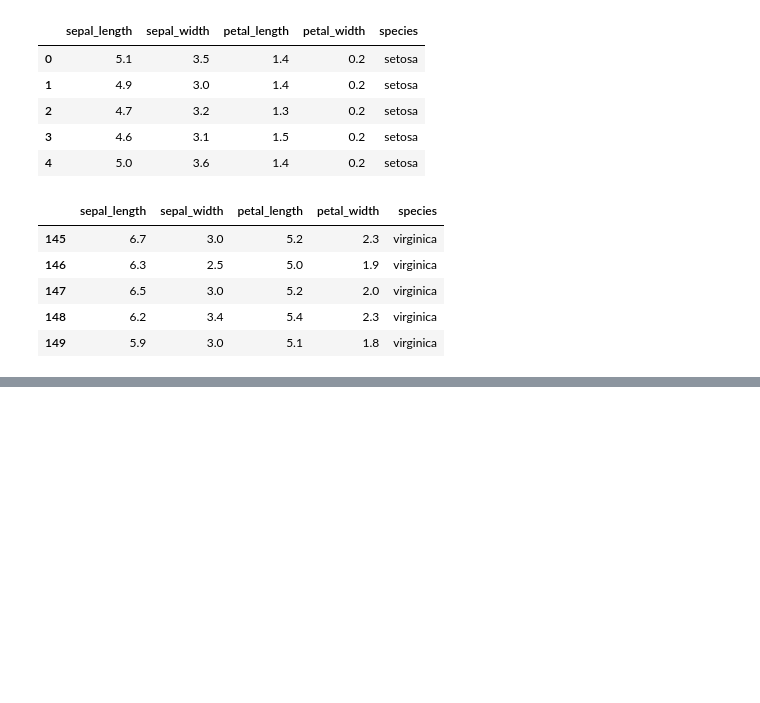
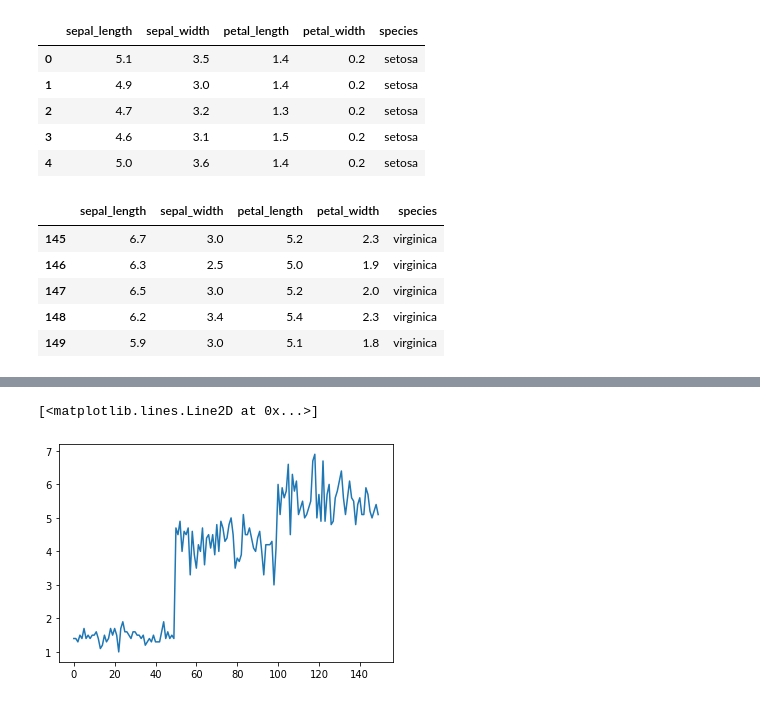
Before and after one commit to GIRISH2409/Day2_ML, a Jupyter notebook: Day2.ipynb, the cells around one changed output, grey strips where cells are left out. Saved outputs shown, nothing was run; the diff lists cells and outputs as text; code cells hidden in the pictures; blank space fills up the shorter version.

```diff
--- a/Day2.ipynb
+++ b/Day2.ipynb
@@ -51,0 +63,5 @@ data.tail()
+# %%
+plt.plot(data['petal_length'])
+# %% [output]
+[<matplotlib.lines.Line2D at 0x...>]
+[figure, added]
```
Also changed, not shown: parts of 11 cells of this notebook.
